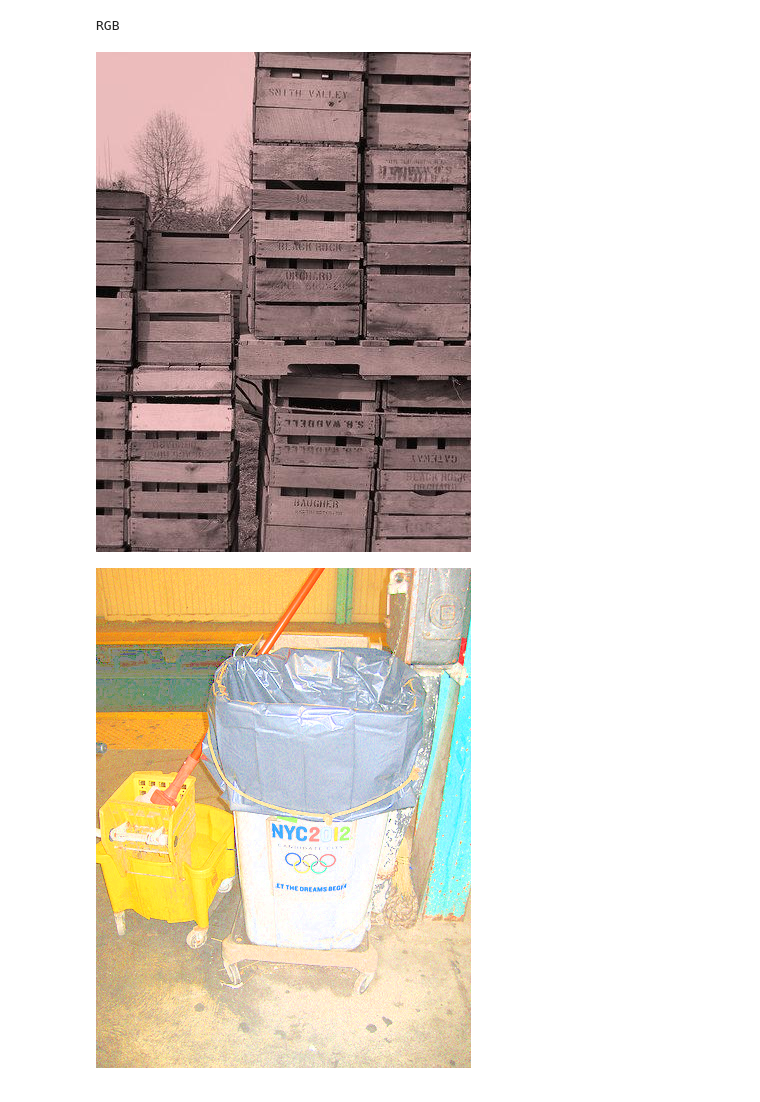
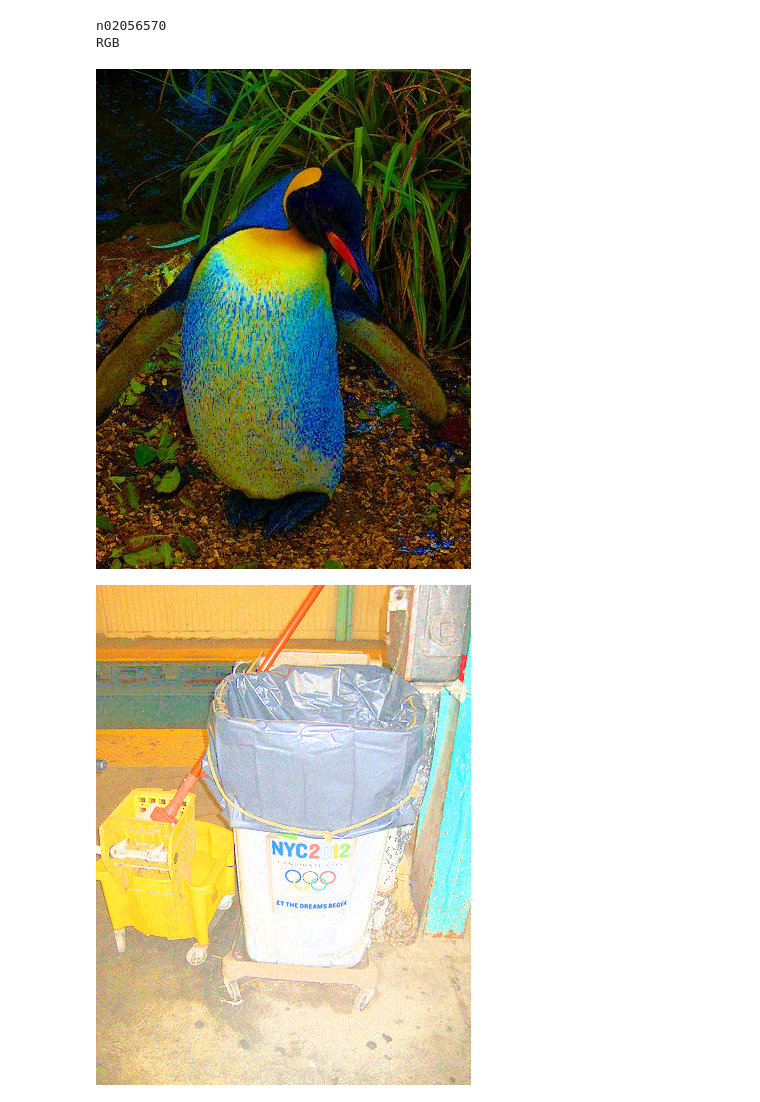
Before and after one commit to PaulRabich/RectPruneOOD, a Jupyter notebook: notebooks/test_image_pertubations.ipynb, the cells around one changed output. Drawn from its saved outputs; the diff is of its cells as text; code cells hidden in the pictures.

```diff
--- a/notebooks/test_image_pertubations.ipynb
+++ b/notebooks/test_image_pertubations.ipynb
@@ -63,28 +63,31 @@ def pixelate(x: Tensor) -> Tensor:
 # %%
 imagenet_val_path = paths.get('imagenet_val')
 
-image_path = imagenet_val_path + '/n03127925/ILSVRC2012_val_00017591.JPEG'
+print(np.sort(os.listdir(imagenet_val_path))[145])
 
-image_path = '/fastdata/vilab17/imagenet_perturbed/saturate/n03127925/ILSVRC2012_val_00017591.JPEG'
+image_path = imagenet_val_path + '/n02056570/ILSVRC2012_val_00002352.JPEG'
+
+image_path = '/fastdata/vilab17/imagenet_perturbed/saturate/n02056570/ILSVRC2012_val_00002352.JPEG'
 
 # Load image
 image = PILImage.open(image_path)
 
 
 
 print(image.mode)
 
 # Handle grayscale images
 if image.mode != 'RGB':
     image = image.convert('RGB')
 
 # Convert to tensor
 x = torch.tensor(np.array(image)).permute(2, 0, 1)
 
 image
 # %% [output]
+n02056570
 RGB
-[figure, old version]
+[figure, new version]
 # %%
 # Brightness
 image_with_brightness = brightness(x).permute(1, 2, 0).numpy().astype(np.uint8)
```
